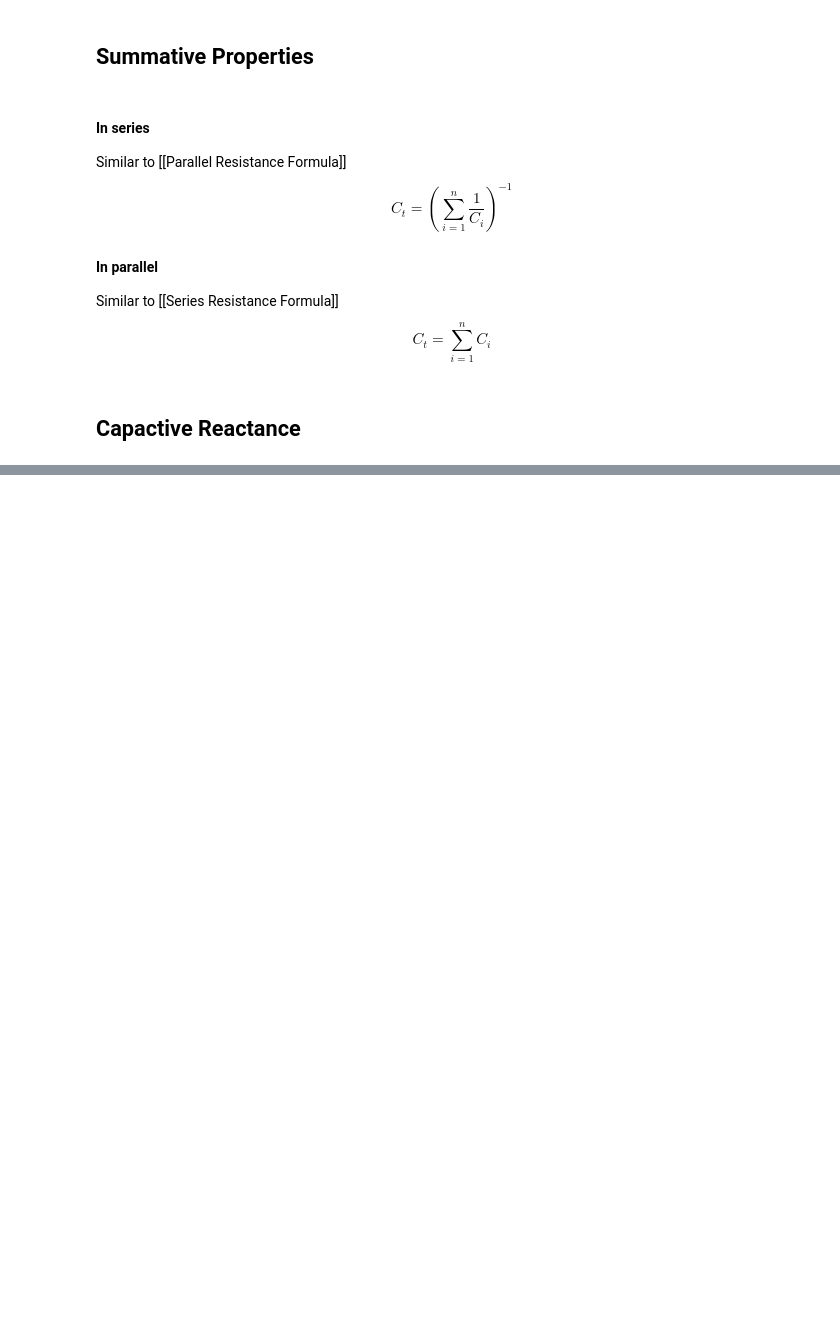
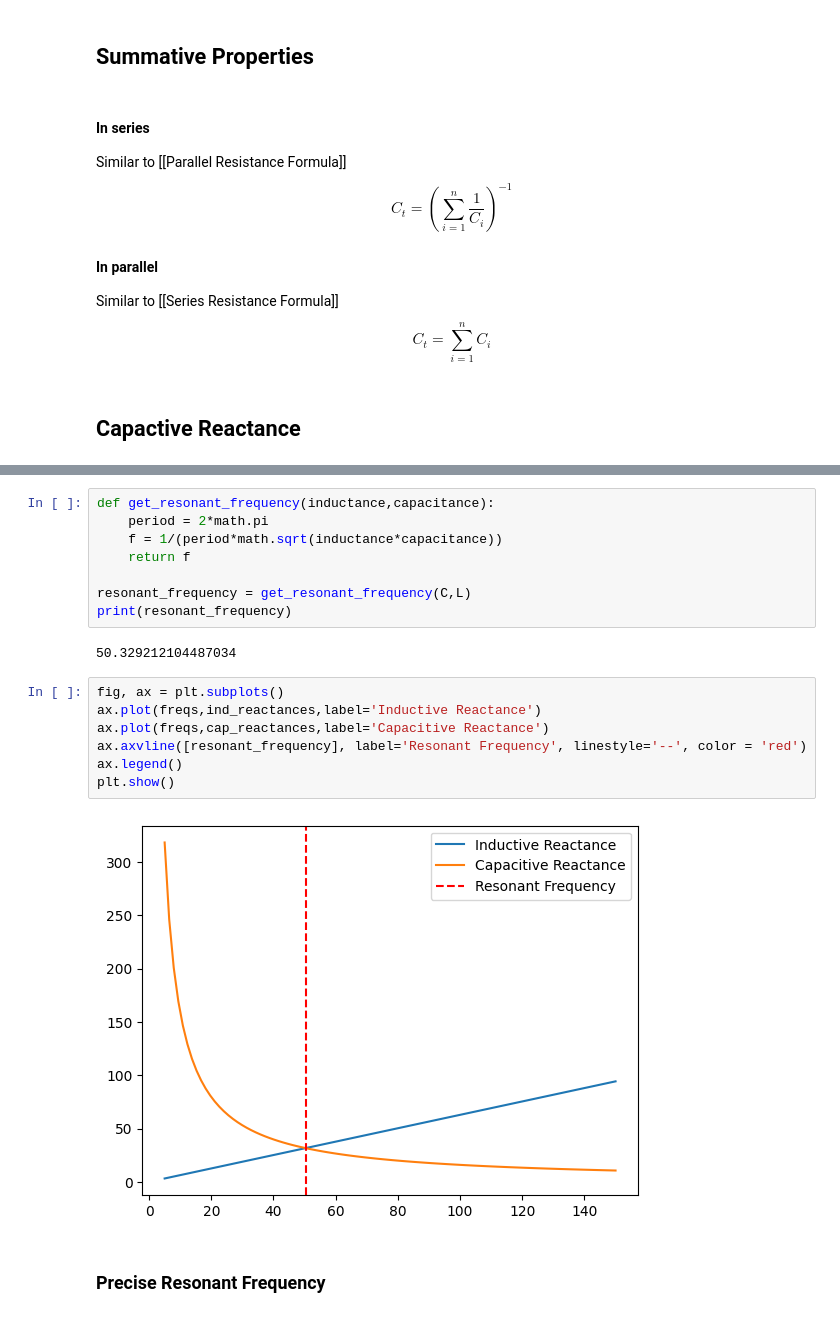
Before and after one commit to MrEnigmamgine/my_notes, a Jupyter notebook: Electronics Engineering/EET Math.ipynb, the cells around one changed output, grey strips where cells are left out. Drawn from its saved outputs; the diff is of its cells as text; blank space fills up the shorter version.

```diff
--- a/Electronics Engineering/EET Math.ipynb
+++ b/Electronics Engineering/EET Math.ipynb
@@ -186,0 +237,21 @@ get_capacitive_reactance(1*si.u,1*si.k)
+# %%
+def get_resonant_frequency(inductance,capacitance):
+    period = 2*math.pi
+    f = 1/(period*math.sqrt(inductance*capacitance))
+    return f
+
+resonant_frequency = get_resonant_frequency(C,L)
+print(resonant_frequency)
+# %% [output]
+50.329212104487034
+# %%
+fig, ax = plt.subplots()
+ax.plot(freqs,ind_reactances,label='Inductive Reactance')
+ax.plot(freqs,cap_reactances,label='Capacitive Reactance')
+ax.axvline([resonant_frequency], label='Resonant Frequency', linestyle='--', color = 'red')
+ax.legend()
+plt.show()
+# %% [output]
+[figure, added]
+# %% [markdown]
+### Precise Resonant Frequency
```
Also changed, not shown: parts of 38 cells of this notebook, 14 other files.
